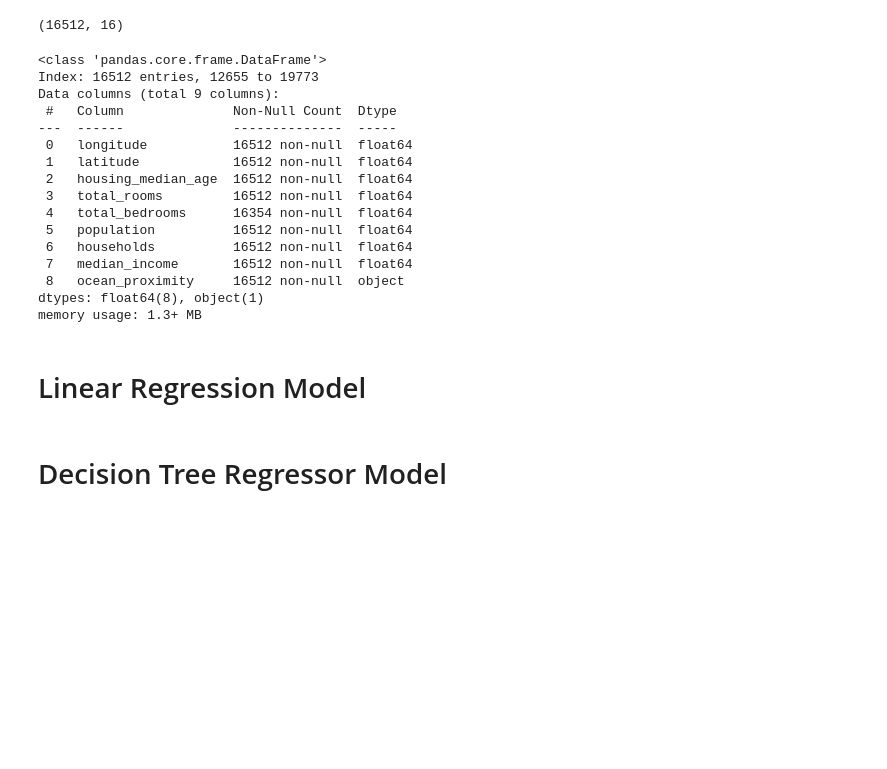
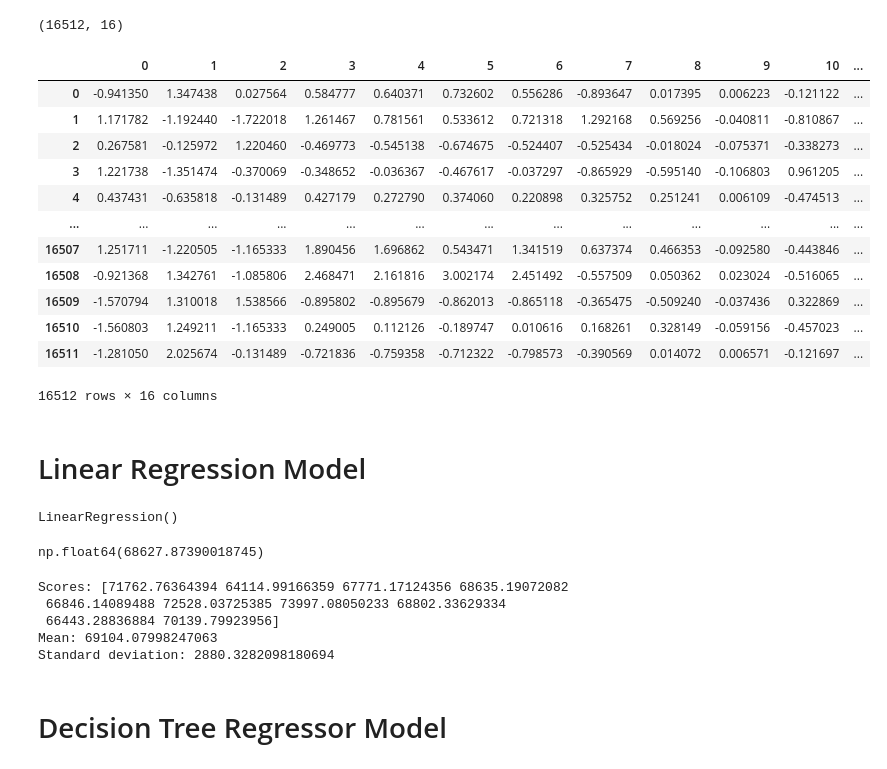
Before and after one commit to Werkxa/KGN_Programowanie2, a Jupyter notebook: Lab/P2Lab10_housing_essential_ml.ipynb, the cells around one changed output. Saved outputs shown, nothing was run; the diff lists cells and outputs as text; code cells hidden in the pictures; blank space fills up the shorter version.

```diff
--- a/Lab/P2Lab10_housing_essential_ml.ipynb
+++ b/Lab/P2Lab10_housing_essential_ml.ipynb
@@ -270,24 +264,36 @@ array([[-0.94135046,  1.34743822,  0.02756357, ...,  0.        ,
 housing_prepared.shape
 # %% [output]
 (16512, 16)
-# %%
-housing.info()
-# %% [output]
-<class 'pandas.core.frame.DataFrame'>
-Index: 16512 entries, 12655 to 19773
-Data columns (total 9 columns):
- #   Column              Non-Null Count  Dtype
----  ------              --------------  -----
- 0   longitude           16512 non-null  float64
- 1   latitude            16512 non-null  float64
- 2   housing_median_age  16512 non-null  float64
- 3   total_rooms         16512 non-null  float64
- 4   total_bedrooms      16354 non-null  float64
- 5   population          16512 non-null  float64
- 6   households          16512 non-null  float64
- 7   median_income       16512 non-null  float64
- 8   ocean_proximity     16512 non-null  object
-dtypes: float64(8), object(1)
-memory usage: 1.3+ MB
+# %%
+pd.DataFrame(housing_prepared)
+# %% [output]
+|  | 0 | 1 | 2 | 3 | 4 | 5 | 6 | 7 | 8 | 9 | 10 | ... |
+| 0 | -0.941350 | 1.347438 | 0.027564 | 0.584777 | 0.640371 | 0.732602 | 0.556286 | -0.893647 | 0.017395 | 0.006223 | -0.121122 | ... |
+| 1 | 1.171782 | -1.192440 | -1.722018 | 1.261467 | 0.781561 | 0.533612 | 0.721318 | 1.292168 | 0.569256 | -0.040811 | -0.810867 | ... |
+| 2 | 0.267581 | -0.125972 | 1.220460 | -0.469773 | -0.545138 | -0.674675 | -0.524407 | -0.525434 | -0.018024 | -0.075371 | -0.338273 | ... |
+| 3 | 1.221738 | -1.351474 | -0.370069 | -0.348652 | -0.036367 | -0.467617 | -0.037297 | -0.865929 | -0.595140 | -0.106803 | 0.961205 | ... |
+| 4 | 0.437431 | -0.635818 | -0.131489 | 0.427179 | 0.272790 | 0.374060 | 0.220898 | 0.325752 | 0.251241 | 0.006109 | -0.474513 | ... |
+| ... | ... | ... | ... | ... | ... | ... | ... | ... | ... | ... | ... | ... |
+| 16507 | 1.251711 | -1.220505 | -1.165333 | 1.890456 | 1.696862 | 0.543471 | 1.341519 | 0.637374 | 0.466353 | -0.092580 | -0.443846 | ... |
+| 16508 | -0.921368 | 1.342761 | -1.085806 | 2.468471 | 2.161816 | 3.002174 | 2.451492 | -0.557509 | 0.050362 | 0.023024 | -0.516065 | ... |
+| 16509 | -1.570794 | 1.310018 | 1.538566 | -0.895802 | -0.895679 | -0.862013 | -0.865118 | -0.365475 | -0.509240 | -0.037436 | 0.322869 | ... |
+| 16510 | -1.560803 | 1.249211 | -1.165333 | 0.249005 | 0.112126 | -0.189747 | 0.010616 | 0.168261 | 0.328149 | -0.059156 | -0.457023 | ... |
+| 16511 | -1.281050 | 2.025674 | -0.131489 | -0.721836 | -0.759358 | -0.712322 | -0.798573 | -0.390569 | 0.014072 | 0.006571 | -0.121697 | ... |
+16512 rows × 16 columns
 # %% [markdown]
 # Linear Regression Model
+# %%
+from sklearn.linear_model import LinearRegression
+
+lin_reg = LinearRegression()
+lin_reg.fit(housing_prepared, housing_labels)
+# %% [output]
+LinearRegression()
+# %%
+from sklearn.metrics import mean_squared_error
+housing_predictions = lin_reg.predict(housing_prepared)
+lin_mse = mean_squared_error(housing_labels, housing_predictions)
+lin_rmse = np.sqrt(lin_mse)
+lin_rmse
+# %% [output]
+np.float64(68627.87390018745)
@@ -294,2 +305,14 @@ memory usage: 1.3+ MB
+# %%
+from sklearn.model_selection import cross_val_score
+
+lin_scores = cross_val_score(lin_reg, housing_prepared, housing_labels, scoring="neg_mean_squared_error", cv=10)
+lin_rmse_scores = np.sqrt(-lin_scores)
+display_scores(lin_rmse_scores)
+# %% [output]
+Scores: [71762.76364394 64114.99166359 67771.17124356 68635.19072082
+ 66846.14089488 72528.03725385 73997.08050233 68802.33629334
+ 66443.28836884 70139.79923956]
+Mean: 69104.07998247063
+Standard deviation: 2880.3282098180694
 # %% [markdown]
 # Decision Tree Regressor Model
```
Also changed, not shown: parts of 23 cells of this notebook.
